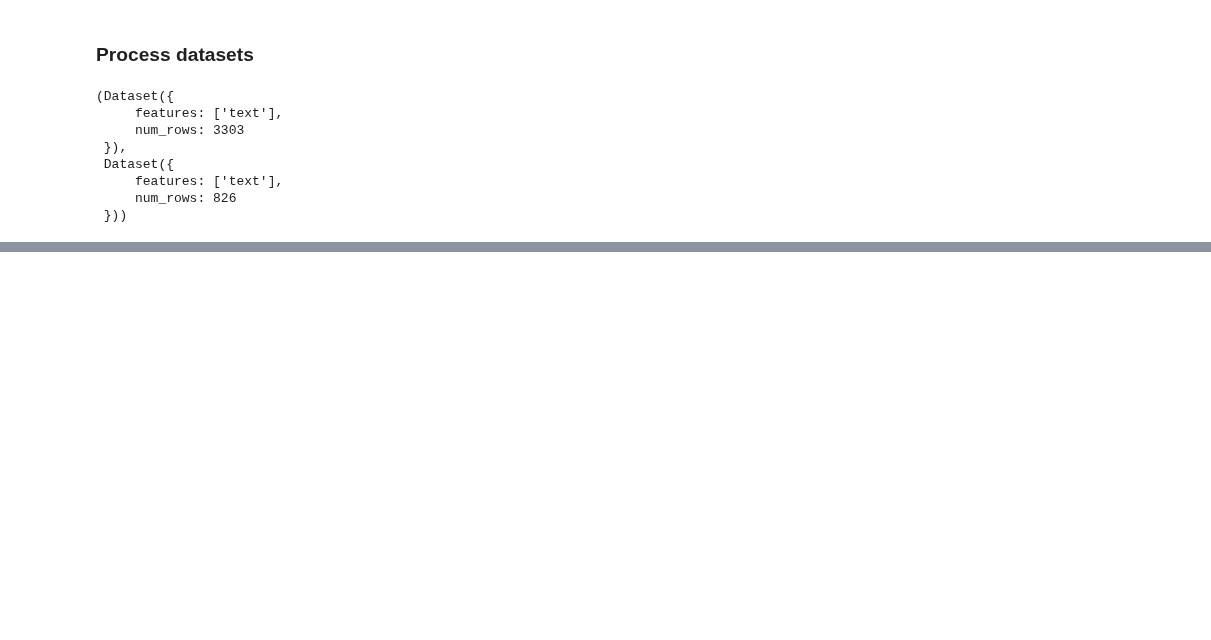
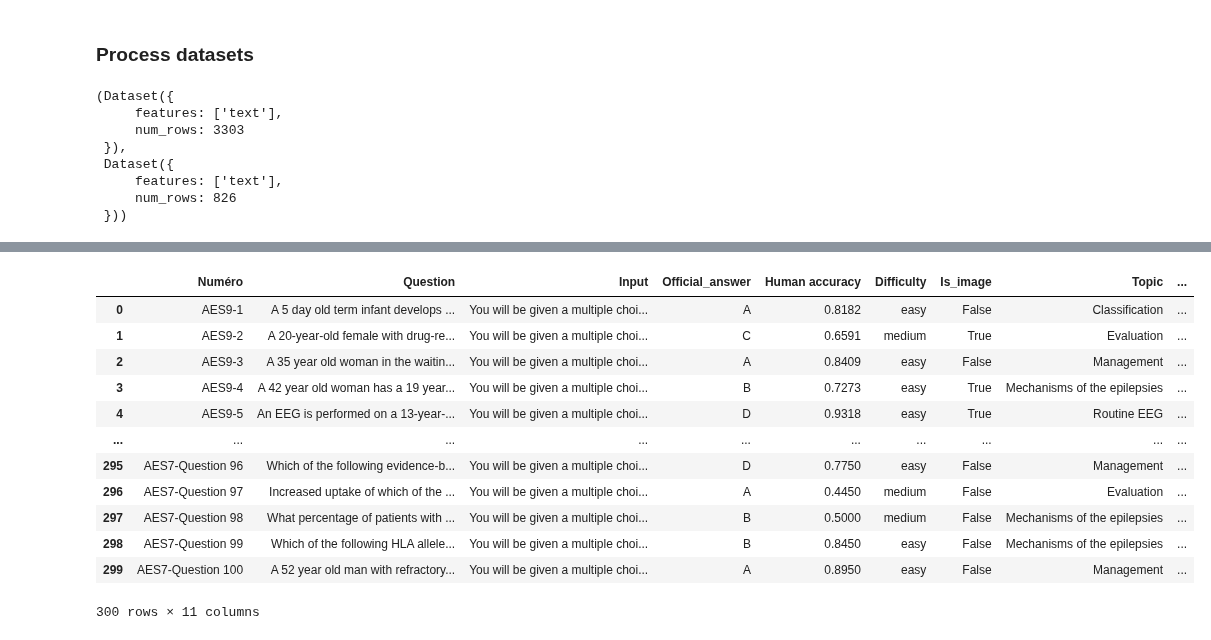
Before and after one commit to magantoine/EpiLLM, a Jupyter notebook: notebooks/process_mcq.ipynb, the cells around one changed output, grey strips where cells are left out. Cells and saved outputs as stored; diff of their text form; code cells hidden in the pictures; blank space fills up the shorter version.

```diff
--- a/notebooks/process_mcq.ipynb
+++ b/notebooks/process_mcq.ipynb
@@ -148,0 +151,8 @@ pmc_test.save_to_disk("docs/pmc_patiens_fil_test.hf")
+# %%
+import pandas as pd
+
+
+fullaes = pd.read_excel("docs/benchmarks/self_assessment/AES_7_8_9_Questions.xlsx", header=1).drop("Unnamed: 0", axis=1)
+# %%
+fullaes["Is_image"] = fullaes["Is_image"].apply(lambda x : x == "yes")
+fullaes.head(5)
@@ -148,0 +166,3 @@ pmc_test.save_to_disk("docs/pmc_patiens_fil_test.hf")
+# %%
+fullaes["AES"] = fullaes["Numéro"].apply(lambda _ : _.split("-")[0][-1])
+fullaes.head(5)
@@ -148,0 +176,16 @@ pmc_test.save_to_disk("docs/pmc_patiens_fil_test.hf")
+# %%
+fullaes
+# %% [output]
+|  | Numéro | Question | Input | Official_answer | Human accuracy | Difficulty | Is_image | Topic | ... |
+| 0 | AES9-1 | A 5 day old term infant develops ... | You will be given a multiple choi... | A | 0.8182 | easy | False | Classification | ... |
+| 1 | AES9-2 | A 20-year-old female with drug-re... | You will be given a multiple choi... | C | 0.6591 | medium | True | Evaluation | ... |
+| 2 | AES9-3 | A 35 year old woman in the waitin... | You will be given a multiple choi... | A | 0.8409 | easy | False | Management | ... |
+| 3 | AES9-4 | A 42 year old woman has a 19 year... | You will be given a multiple choi... | B | 0.7273 | easy | True | Mechanisms of the epilepsies | ... |
+| 4 | AES9-5 | An EEG is performed on a 13-year-... | You will be given a multiple choi... | D | 0.9318 | easy | True | Routine EEG | ... |
+| ... | ... | ... | ... | ... | ... | ... | ... | ... | ... |
+| 295 | AES7-Question 96 | Which of the following evidence-b... | You will be given a multiple choi... | D | 0.7750 | easy | False | Management | ... |
+| 296 | AES7-Question 97 | Increased uptake of which of the ... | You will be given a multiple choi... | A | 0.4450 | medium | False | Evaluation | ... |
+| 297 | AES7-Question 98 | What percentage of patients with ... | You will be given a multiple choi... | B | 0.5000 | medium | False | Mechanisms of the epilepsies | ... |
+| 298 | AES7-Question 99 | Which of the following HLA allele... | You will be given a multiple choi... | B | 0.8450 | easy | False | Mechanisms of the epilepsies | ... |
+| 299 | AES7-Question 100 | A 52 year old man with refractory... | You will be given a multiple choi... | A | 0.8950 | easy | False | Management | ... |
+300 rows × 11 columns
```
Also changed, not shown: parts of 16 cells of this notebook.
